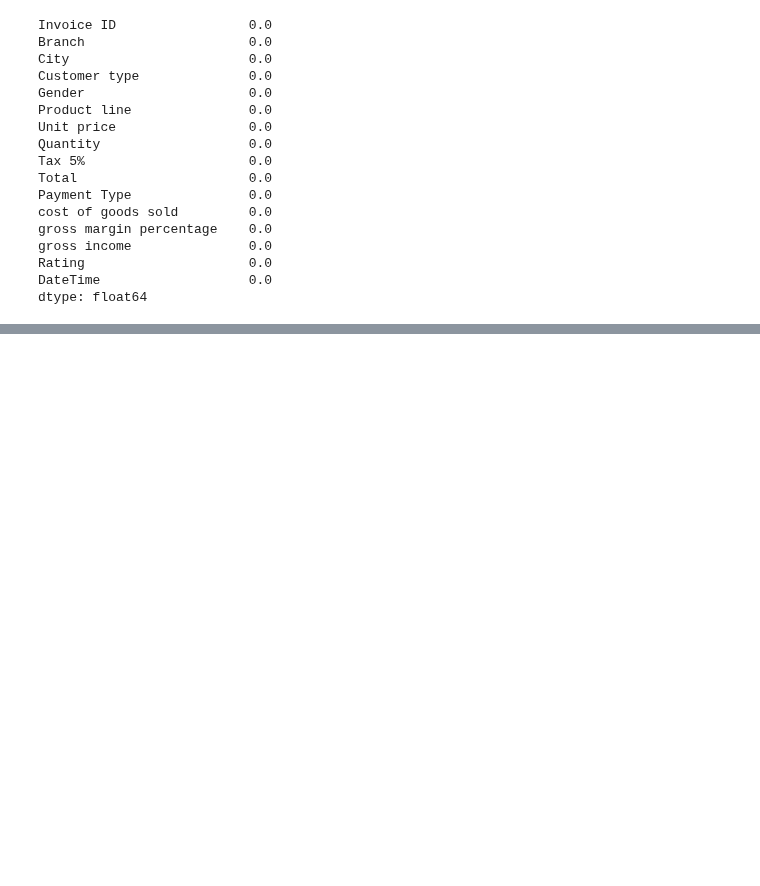
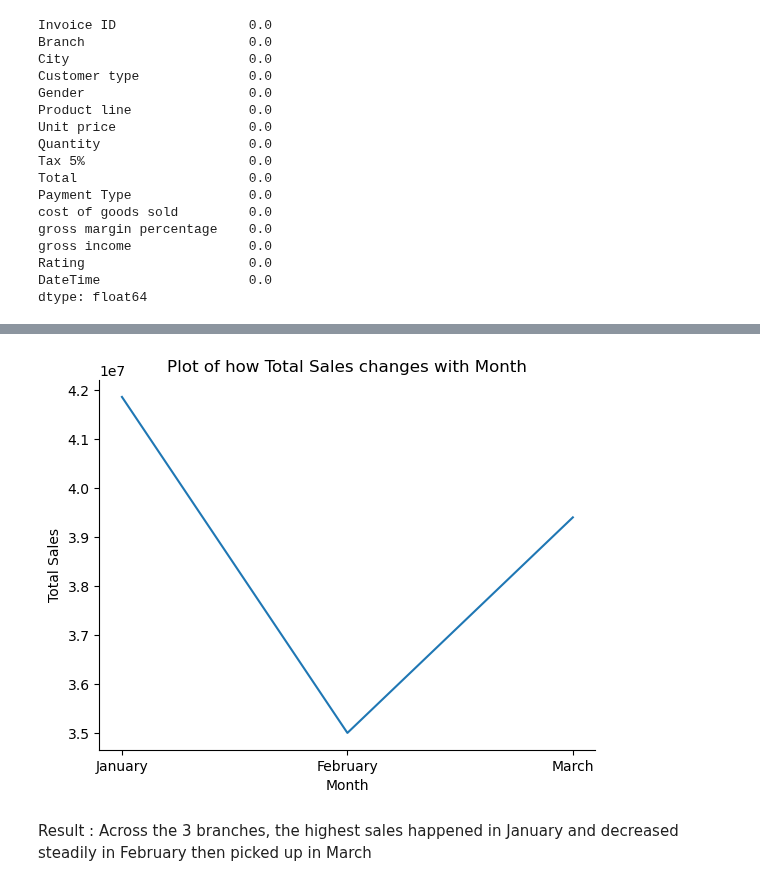
Before and after one commit to Ife96/PythonForDataAnalysis, a Jupyter notebook: Supermarket Data Analysis.ipynb, the cells around one changed output, grey strips where cells are left out. Saved outputs shown, nothing was run; the diff lists cells and outputs as text; code cells hidden in the pictures; blank space fills up the shorter version.

```diff
--- a/Supermarket Data Analysis.ipynb
+++ b/Supermarket Data Analysis.ipynb
@@ -635,0 +756,4 @@ comb_df['Total'] = comb_df['Total'].fillna(mean_total)
+# %%
+sales_over_time = comb_df.set_index('DateTime').resample('ME').agg({'Total' : 'sum'})
+# %%
+sales_over_time['Month'] = sales_over_time.index
@@ -635,0 +768,2 @@ comb_df['Total'] = comb_df['Total'].fillna(mean_total)
+# %%
+sales_over_time['Month'] = sales_over_time['Month'].astype('str')
@@ -635,0 +778,2 @@ comb_df['Total'] = comb_df['Total'].fillna(mean_total)
+# %%
+sales_over_time['Month'] = sales_over_time['Month'].replace({'2019-01-31' : 'January', '2019-02-28' : 'February', '2019-03-31' : 'March'})
@@ -635,0 +788,6 @@ comb_df['Total'] = comb_df['Total'].fillna(mean_total)
+# %%
+generate_line_plot(x='Month', y='Total', xlabel='Month', ylabel='Total Sales', data=sales_over_time)
+# %% [output]
+[figure, added]
+# %% [markdown]
+Result : Across the 3 branches, the highest sales happened in January and decreased steadily in February then picked up in March
```
Also changed, not shown: parts of 26 cells of this notebook.
